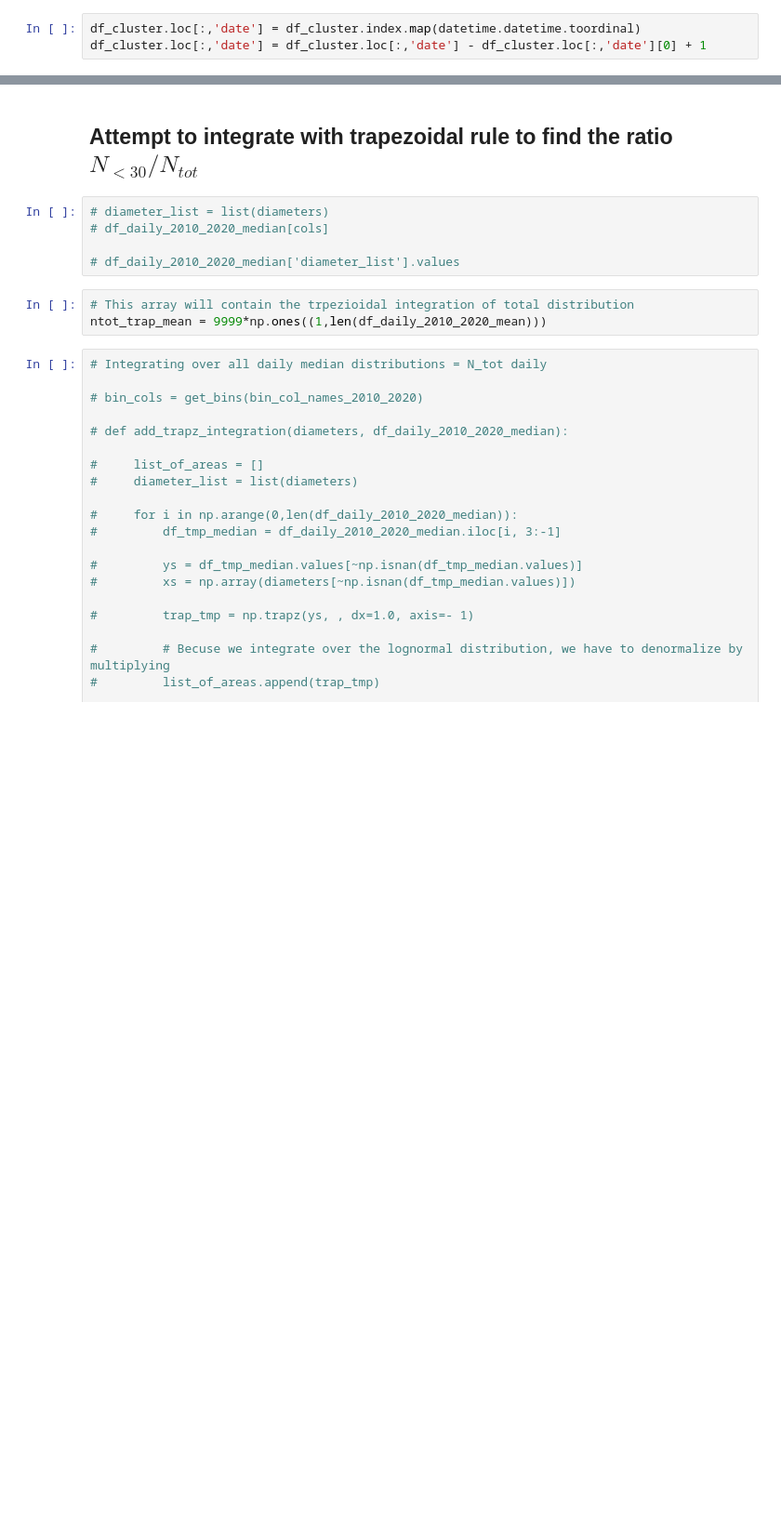
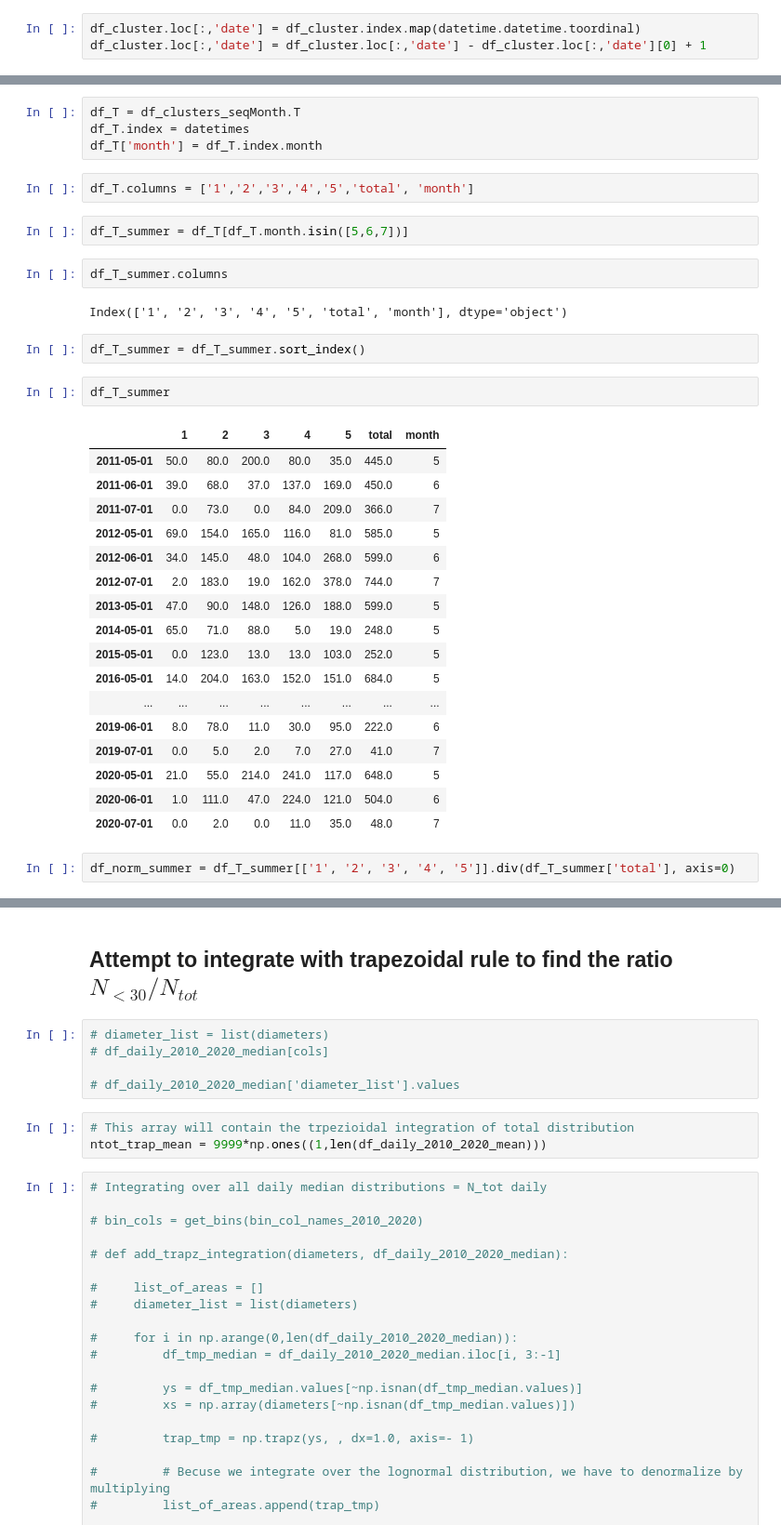
Before and after one commit to eScience-course/Tjaernoe2022-group3, a Jupyter notebook: notebooks/Load and analyze DMPS data.ipynb, the cells around one changed output, grey strips where cells are left out. Shown at 93% size. Saved outputs shown, nothing was run; the diff lists cells and outputs as text; blank space fills up the shorter version.

```diff
--- a/notebooks/Load and analyze DMPS data.ipynb
+++ b/notebooks/Load and analyze DMPS data.ipynb
@@ -1172,0 +1222,36 @@ df_cluster.loc[:,'date'] = df_cluster.loc[:,'date'] - df_cluster.loc[:,'date'][0
+# %%
+df_T = df_clusters_seqMonth.T
+df_T.index = datetimes
+df_T['month'] = df_T.index.month
+# %%
+df_T.columns = ['1','2','3','4','5','total', 'month']
+# %%
+df_T_summer = df_T[df_T.month.isin([5,6,7])]
+# %%
+df_T_summer.columns
+# %% [output]
+Index(['1', '2', '3', '4', '5', 'total', 'month'], dtype='object')
+# %%
+df_T_summer = df_T_summer.sort_index()
+# %%
+df_T_summer
+# %% [output]
+|  | 1 | 2 | 3 | 4 | 5 | total | month |
+| 2011-05-01 | 50.0 | 80.0 | 200.0 | 80.0 | 35.0 | 445.0 | 5 |
+| 2011-06-01 | 39.0 | 68.0 | 37.0 | 137.0 | 169.0 | 450.0 | 6 |
+| 2011-07-01 | 0.0 | 73.0 | 0.0 | 84.0 | 209.0 | 366.0 | 7 |
+| 2012-05-01 | 69.0 | 154.0 | 165.0 | 116.0 | 81.0 | 585.0 | 5 |
+| 2012-06-01 | 34.0 | 145.0 | 48.0 | 104.0 | 268.0 | 599.0 | 6 |
+| 2012-07-01 | 2.0 | 183.0 | 19.0 | 162.0 | 378.0 | 744.0 | 7 |
+| 2013-05-01 | 47.0 | 90.0 | 148.0 | 126.0 | 188.0 | 599.0 | 5 |
+| 2014-05-01 | 65.0 | 71.0 | 88.0 | 5.0 | 19.0 | 248.0 | 5 |
+| 2015-05-01 | 0.0 | 123.0 | 13.0 | 13.0 | 103.0 | 252.0 | 5 |
+| 2016-05-01 | 14.0 | 204.0 | 163.0 | 152.0 | 151.0 | 684.0 | 5 |
+| ... | ... | ... | ... | ... | ... | ... | ... |
+| 2019-06-01 | 8.0 | 78.0 | 11.0 | 30.0 | 95.0 | 222.0 | 6 |
+| 2019-07-01 | 0.0 | 5.0 | 2.0 | 7.0 | 27.0 | 41.0 | 7 |
+| 2020-05-01 | 21.0 | 55.0 | 214.0 | 241.0 | 117.0 | 648.0 | 5 |
+| 2020-06-01 | 1.0 | 111.0 | 47.0 | 224.0 | 121.0 | 504.0 | 6 |
+| 2020-07-01 | 0.0 | 2.0 | 0.0 | 11.0 | 35.0 | 48.0 | 7 |
+# %%
+df_norm_summer = df_T_summer[['1', '2', '3', '4', '5']].div(df_T_summer['total'], axis=0)
```
Also changed, not shown: parts of 21 cells of this notebook.
